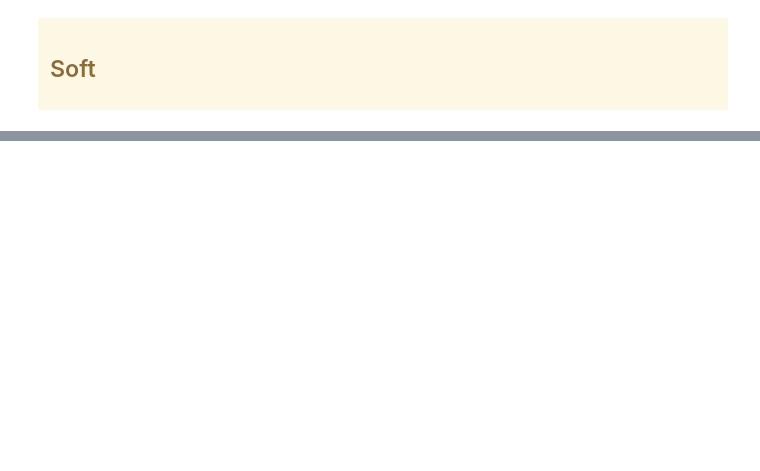
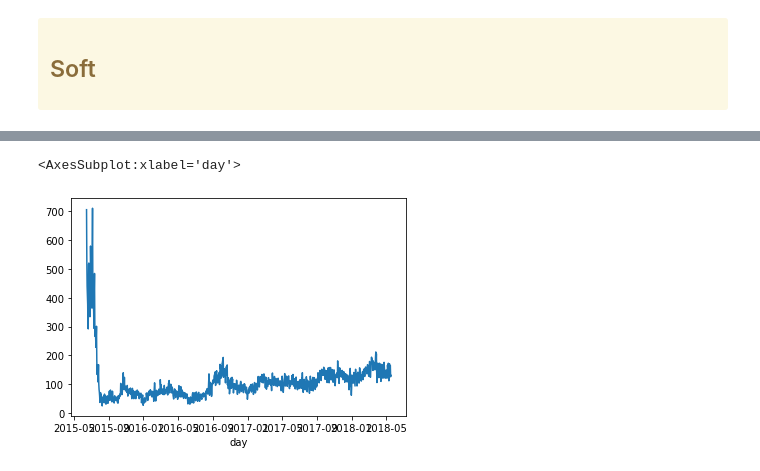
Before and after one commit to iboiarkin96/education_courses, a Jupyter notebook: Основы Статистики [Карпов]/Введение в Data Science и машинное обучение.ipynb, the cells around one changed output, grey strips where cells are left out. Saved outputs shown, nothing was run; the diff lists cells and outputs as text; code cells hidden in the pictures; blank space fills up the shorter version.

```diff
--- a/Основы Статистики [Карпов]/Введение в Data Science и машинное обучение.ipynb
+++ b/Основы Статистики [Карпов]/Введение в Data Science и машинное обучение.ipynb
@@ -534,0 +493,7 @@ my_stat#.query('n_users >= 0')['n_users']
+# %%
+events_data = pd.read_csv('https://stepik.org/media/attachments/course/4852/event_data_train.zip',
+                          compression ='zip',
+#                           parse_dates = ['timestamp'],
+#                           date_parser = lambda t: pd.Timestamp(int(t), unit = 's'), #tz = 'Europe/Moscow')
+                          infer_datetime_format = True,
+                         )
@@ -534,0 +516,8 @@ my_stat#.query('n_users >= 0')['n_users']
+# %%
+events_data['time'] = pd.to_datetime(events_data.timestamp , unit = 's')
+events_data['day'] = events_data.time.dt.date
+events_data.groupby('day') \
+            .user_id.nunique().plot()
+# %% [output]
+<AxesSubplot:xlabel='day'>
+[figure, added]
```
Also changed, not shown: parts of 31 cells of this notebook, 2 other files.
